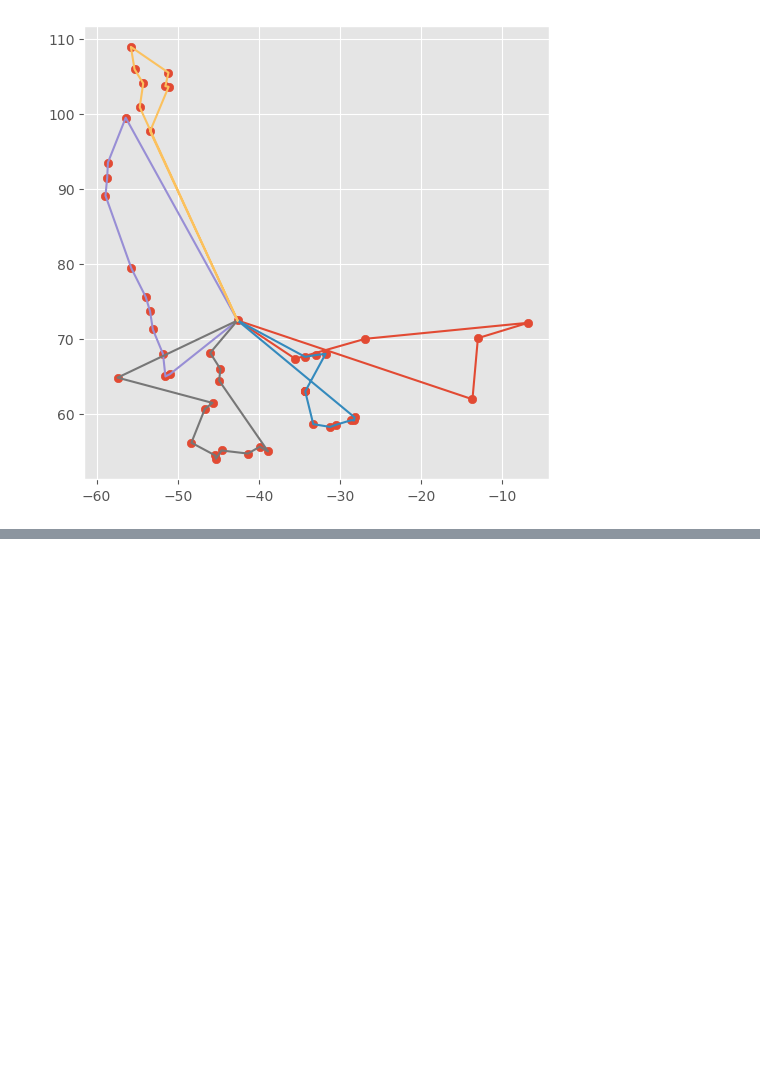
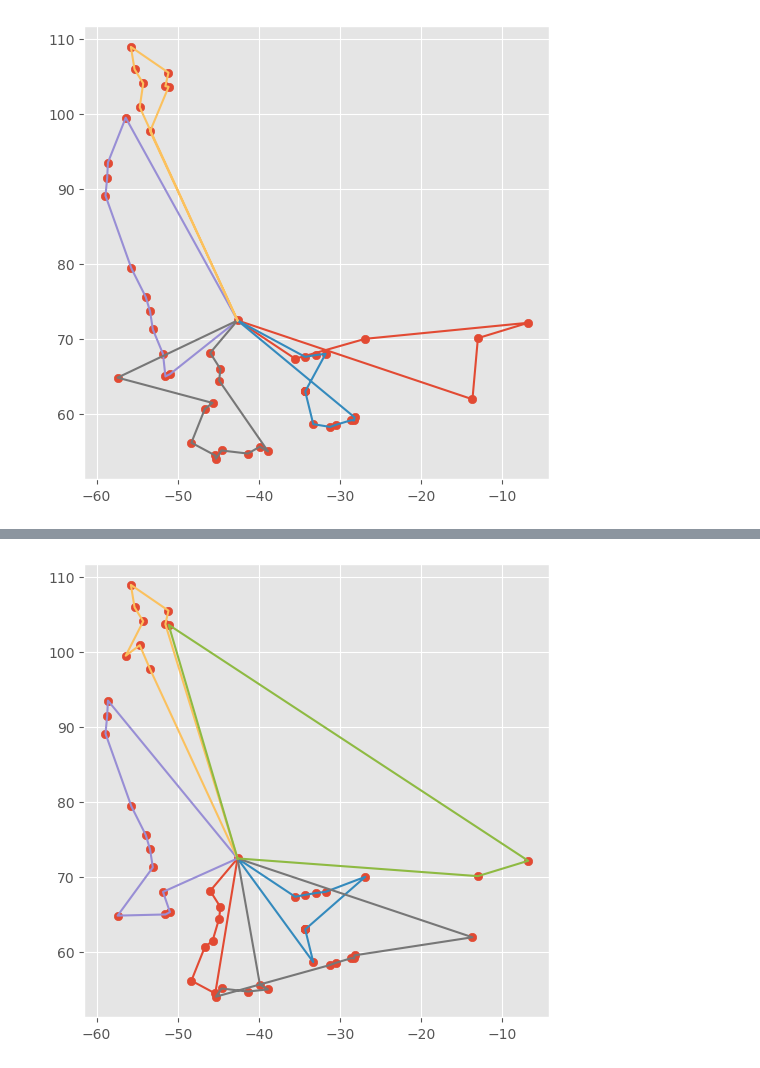
Before and after one commit to EvgenyOleshkevich/transopt_routing, a Jupyter notebook: NIER/NIR_balanced_weight2.ipynb, the cells around one changed output, grey strips where cells are left out. Saved outputs shown, nothing was run; the diff lists cells and outputs as text; code cells hidden in the pictures; blank space fills up the shorter version.

Commit message:
greedy

```diff
--- a/NIER/NIR_balanced_weight2.ipynb
+++ b/NIER/NIR_balanced_weight2.ipynb
@@ -475,0 +519,22 @@ for rout in routs1:
+# %%
+#greedy_test
+
+routs_index = [[0, 49, 50, 37, 38, 35, 36, 15, 0, 0],
+[0, 27, 28, 29, 30, 31, 39, 40, 41, 42, 18, 0, 0],
+[0, 10, 9, 8, 48, 4, 5, 6, 7, 32, 33, 34, 0, 0],
+[0, 23, 24, 22, 21, 26, 16, 17, 19, 20, 25, 2, 0, 0],
+[0, 43, 14, 3, 44, 46, 45, 13, 11, 0, 0],
+[0, 1, 47, 12, 0, 0]]
+rout_X = []
+rout_Y = []
+
+fig = plt.figure(figsize=(6,6), dpi=100)
+
+routs1 = get_routs(routs_index)
+scatter(X,Y)
+for rout in routs1:
+    plt.plot(rout[0], rout[1])
+# lenght: 936.201
+# 30 sec
+# %% [output]
+[figure, added]
```
Also changed, not shown: parts of 2 cells of this notebook, 4 other files.
